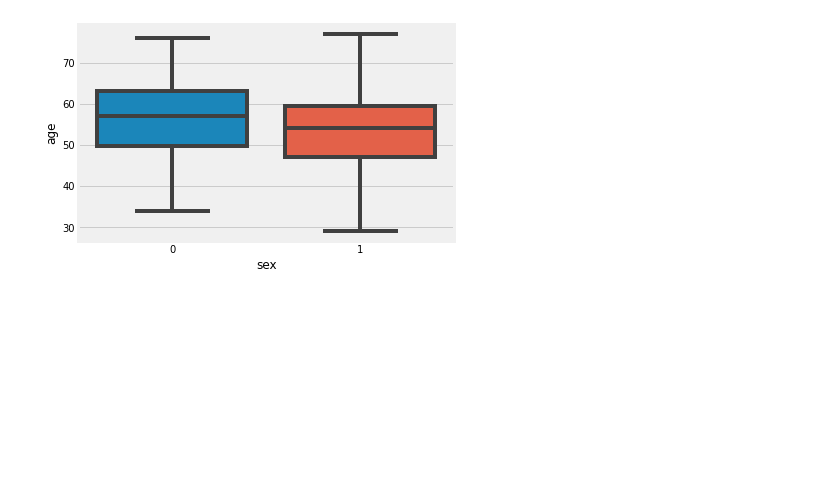
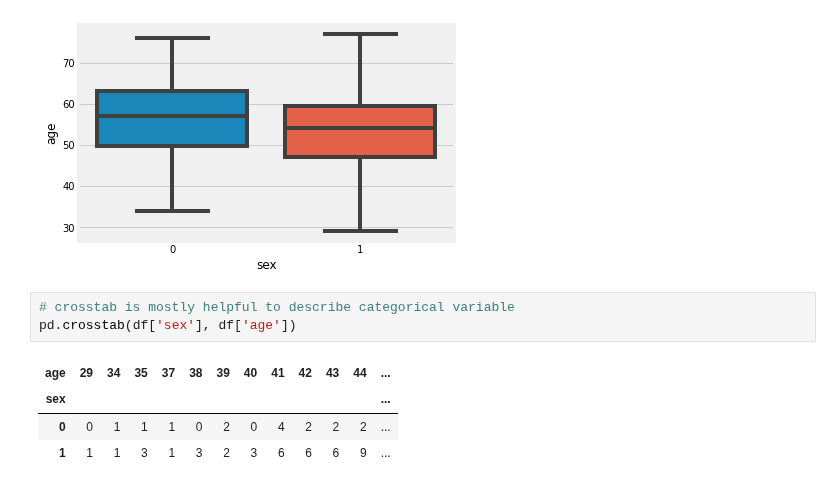
Before and after one commit to abidshafee/google.colaboratory_project, a Jupyter notebook: Statistics4ML.ipynb, the cells around one changed output. Saved outputs shown, nothing was run; the diff lists cells and outputs as text; blank space fills up the shorter version.

```diff
--- a/Statistics4ML.ipynb
+++ b/Statistics4ML.ipynb
@@ -106,3 +106,11 @@ sns.boxplot(x="sex", y="age", data=df)
 # %% [output]
 <matplotlib.axes._subplots.AxesSubplot at 0x...>
 [figure]
+# %%
+# crosstab is mostly helpful to describe categorical variable
+pd.crosstab(df['sex'], df['age'])
+# %% [output]
+| age | 29 | 34 | 35 | 37 | 38 | 39 | 40 | 41 | 42 | 43 | 44 | ... |
+| sex |  |  |  |  |  |  |  |  |  |  |  | ... |
+| 0 | 0 | 1 | 1 | 1 | 0 | 2 | 0 | 4 | 2 | 2 | 2 | ... |
+| 1 | 1 | 1 | 3 | 1 | 3 | 2 | 3 | 6 | 6 | 6 | 9 | ... |
```
Also changed, not shown: parts of 1 cell of this notebook.
